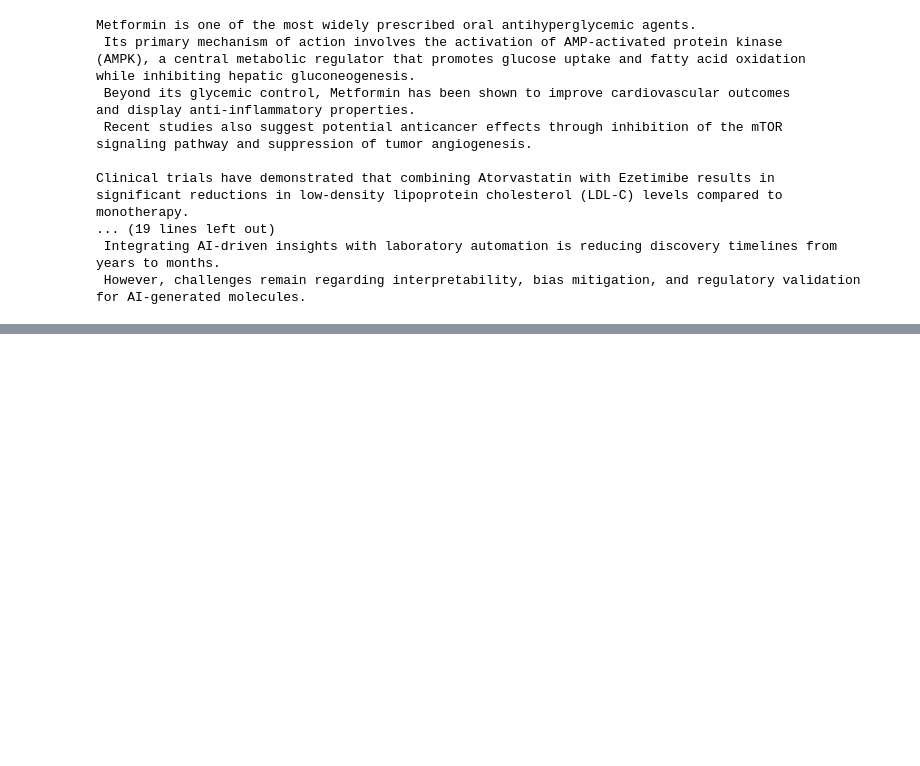
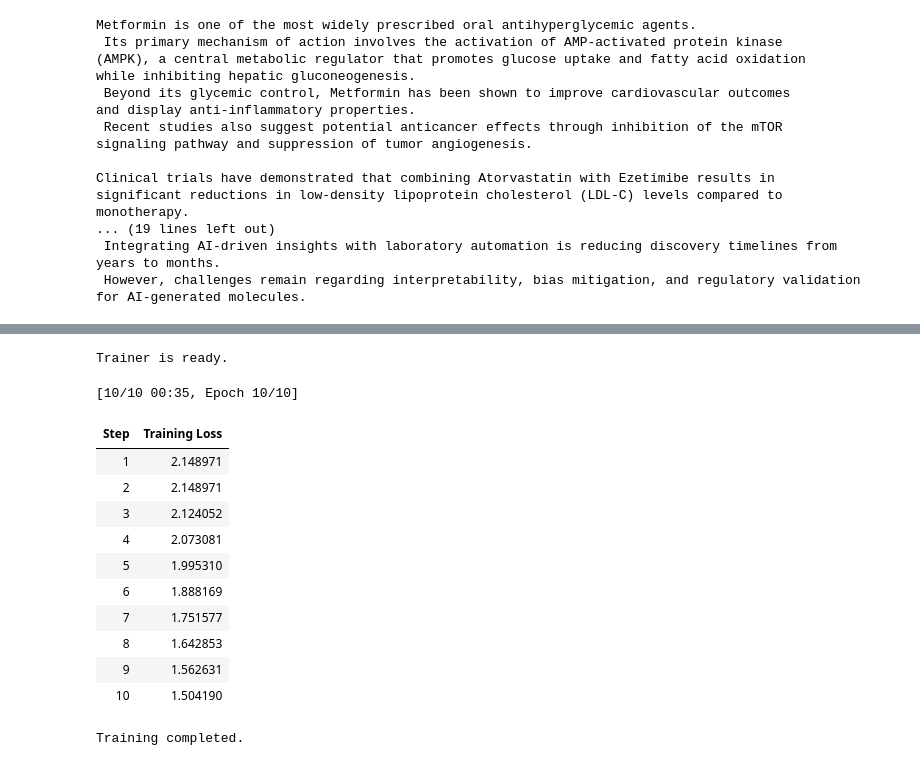
Before and after one commit to Mmbsaksd/Full_Stack_GenerativeAI_And_Agentic_AI, a Jupyter notebook: LLM_Fine_Tuning_Non_Instruction,_Instruction,_and_Preference_Data_with_Huggingface.ipynb, the cells around one changed output, grey strips where cells are left out. Drawn from its saved outputs; the diff is of its cells as text; code cells hidden in the pictures; blank space fills up the shorter version.

```diff
--- a/LLM_Fine_Tuning_Non_Instruction,_Instruction,_and_Preference_Data_with_Huggingface.ipynb
+++ b/LLM_Fine_Tuning_Non_Instruction,_Instruction,_and_Preference_Data_with_Huggingface.ipynb
@@ -173,0 +571,3 @@ def clean_pdf_text(text: str) -> str:
+# %%
+from peft import get_peft_model
+model = get_peft_model(base_model, lora_config)
@@ -173,0 +578,6 @@ def clean_pdf_text(text: str) -> str:
+# %%
+# ============================================================
+# 15. Data collator
+# ============================================================
+from transformers import DataCollatorForLanguageModeling
+data_collator = DataCollatorForLanguageModeling(tokenizer=tokenizer, mlm=False)
@@ -173,0 +616,19 @@ def clean_pdf_text(text: str) -> str:
+# %%
+from transformers import TrainingArguments
+training_args = TrainingArguments(**training_kwargs)
+# %%
+# ============================================================
+# 17. Build Trainer
+# ============================================================
+from transformers import Trainer
+
+trainer = Trainer(
+    model=model,
+    args=training_args,
+    train_dataset=final_dataset["train"],
+    eval_dataset=final_dataset["validation"],
+    data_collator=data_collator,
+)
+print("Trainer is ready.")
+# %% [output]
+Trainer is ready.
@@ -173,0 +638,20 @@ def clean_pdf_text(text: str) -> str:
+# %%
+# ============================================================
+# 18. Start training
+# ============================================================
+train_result = trainer.train()
+print("Training completed.")
+# %% [output]
+[10/10 00:35, Epoch 10/10]
+| Step | Training Loss |
+| 1 | 2.148971 |
+| 2 | 2.148971 |
+| 3 | 2.124052 |
+| 4 | 2.073081 |
+| 5 | 1.995310 |
+| 6 | 1.888169 |
+| 7 | 1.751577 |
+| 8 | 1.642853 |
+| 9 | 1.562631 |
+| 10 | 1.504190 |
+Training completed.
```
Also changed, not shown: parts of 56 cells of this notebook.
